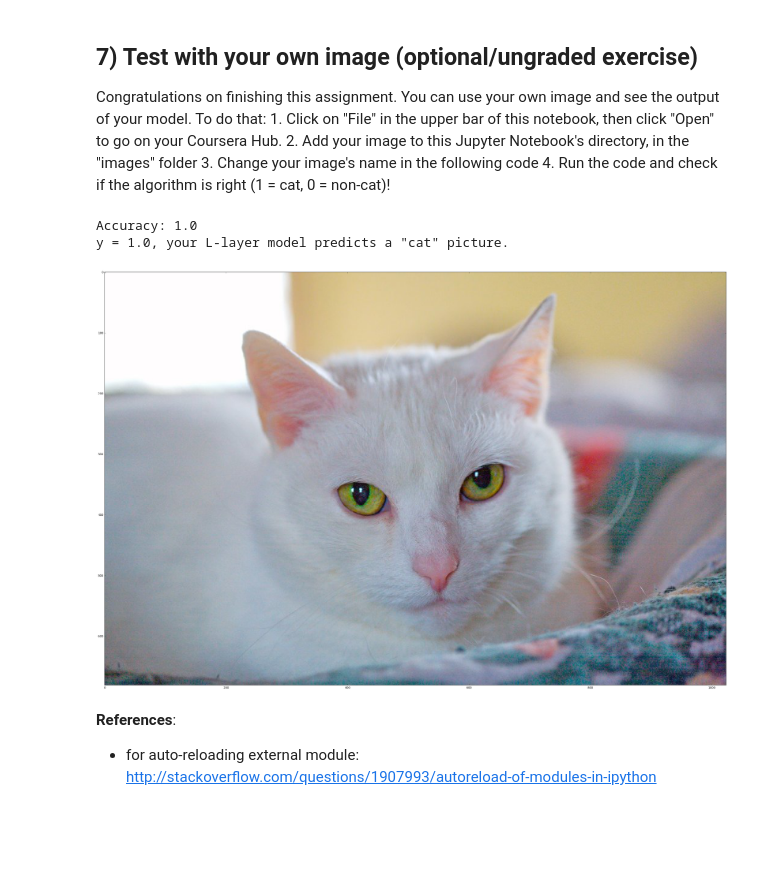
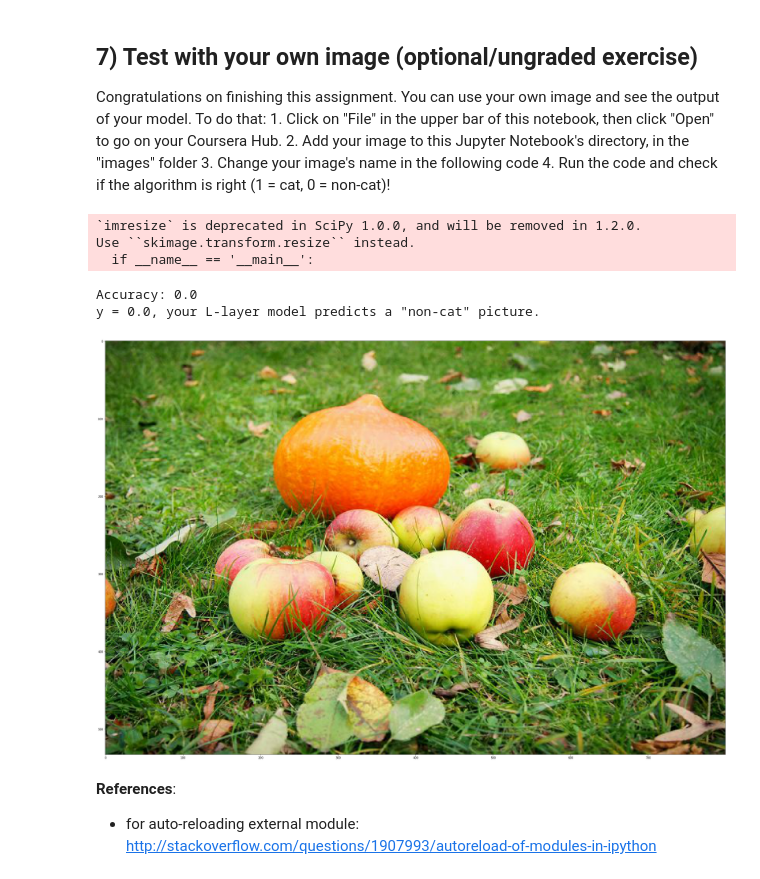
Before and after one commit to XiaoFengGe1/deeplearning_homework, a Jupyter notebook: 第一课第四周编程作业/assignment4/assignment4_2_答案.ipynb, the cells around one changed output. Saved outputs shown, nothing was run; the diff lists cells and outputs as text; code cells hidden in the pictures; blank space fills up the shorter version.

```diff
--- a/第一课第四周编程作业/assignment4/assignment4_2_答案.ipynb
+++ b/第一课第四周编程作业/assignment4/assignment4_2_答案.ipynb
@@ -209,9 +209,8 @@ def two_layer_model(X, Y, layers_dims, learning_rate = 0.0075, num_iterations =
 
     # Initialize parameters dictionary, by calling one of the functions you'd previously implemented
     ### START CODE HERE ### (≈ 1 line of code)
-    parameters = None
+    parameters = initialize_parameters(n_x, n_h, n_y)
     ### END CODE HERE ###
-
     # Get W1, b1, W2 and b2 from the dictionary parameters.
     W1 = parameters["W1"]
     b1 = parameters["b1"]
@@ -224,13 +223,13 @@ def two_layer_model(X, Y, layers_dims, learning_rate = 0.0075, num_iterations =
 
         # Forward propagation: LINEAR -> RELU -> LINEAR -> SIGMOID. Inputs: "X, W1, b1". Output: "A1, cache1, A2, cache2".
         ### START CODE HERE ### (≈ 2 lines of code)
-        A1, cache1 = None
-        A2, cache2 = None
+        A1, cache1 = linear_activation_forward(X, W1, b1, activation='relu')
+        A2, cache2 = linear_activation_forward(A1, W2, b2, activation='sigmoid')
         ### END CODE HERE ###
 
         # Compute cost
         ### START CODE HERE ### (≈ 1 line of code)
-        cost = None
+        cost = compute_cost(A2,Y)
         ### END CODE HERE ###
 
         # Initializing backward propagation
@@ -238,8 +237,8 @@ def two_layer_model(X, Y, layers_dims, learning_rate = 0.0075, num_iterations =
 
         # Backward propagation. Inputs: "dA2, cache2, cache1". Outputs: "dA1, dW2, db2; also dA0 (not used), dW1, db1".
         ### START CODE HERE ### (≈ 2 lines of code)
-        dA1, dW2, db2 = None
-        dA0, dW1, db1 = None
+        dA1, dW2, db2 = linear_activation_backward(dA2, cache2, activation='sigmoid')
+        dA0, dW1, db1 = linear_activation_backward(dA1, cache1, activation='relu')
         ### END CODE HERE ###
 
         # Set grads['dWl'] to dW1, grads['db1'] to db1, grads['dW2'] to dW2, grads['db2'] to db2
@@ -250,7 +249,7 @@ def two_layer_model(X, Y, layers_dims, learning_rate = 0.0075, num_iterations =
 
         # Update parameters.
         ### START CODE HERE ### (approx. 1 line of code)
-        parameters = None
+        parameters = update_parameters(parameters, grads, learning_rate)
         ### END CODE HERE ###
 
         # Retrieve W1, b1, W2, b2 from parameters
@@ -398,7 +418,7 @@ def L_layer_model(X, Y, layers_dims, learning_rate = 0.0075, num_iterations = 30
 
     # Parameters initialization.
     ### START CODE HERE ###
-    parameters = None
+    parameters = initialize_parameters_deep(layers_dims)
     ### END CODE HERE ###
 
     # Loop (gradient descent)
@@ -406,7 +426,7 @@ def L_layer_model(X, Y, layers_dims, learning_rate = 0.0075, num_iterations = 30
 
         # Forward propagation: [LINEAR -> RELU]*(L-1) -> LINEAR -> SIGMOID.
         ### START CODE HERE ### (≈ 1 line of code)
-        AL, caches = None
+        AL, caches = L_model_forward(X,parameters)
         ### END CODE HERE ###
 
         # Compute cost.
@@ -416,12 +436,12 @@ def L_layer_model(X, Y, layers_dims, learning_rate = 0.0075, num_iterations = 30
 
         # Backward propagation.
         ### START CODE HERE ### (≈ 1 line of code)
-        grads = None
+        grads = L_model_backward(AL, Y, caches)
         ### END CODE HERE ###
 
         # Update parameters.
         ### START CODE HERE ### (≈ 1 line of code)
-        parameters = None
+        parameters = update_parameters(parameters, grads, learning_rate)
         ### END CODE HERE ###
 
         # Print the cost every 100 training example
@@ -543,21 +563,27 @@ Congratulations on finishing this assignment. You can use your own image and see
     4. Run the code and check if the algorithm is right (1 = cat, 0 = non-cat)!
 # %%
 ## START CODE HERE ##
+import matplotlib as matplotlib
 my_image = "my_image.jpg" # change this to the name of your image file
+# my_image = "my_image2.jpg"
+#  第一张用来测试的my_image.jpg就失败了。哈哈
 my_label_y = [1] # the true class of your image (1 -> cat, 0 -> non-cat)
 ## END CODE HERE ##
 
 fname = "images/" + my_image
-image = np.array(ndimage.imread(fname, flatten=False))
+image = np.array(matplotlib.pyplot.imread(fname))
 my_image = scipy.misc.imresize(image, size=(num_px,num_px)).reshape((num_px*num_px*3,1))
 my_predicted_image = predict(my_image, my_label_y, parameters)
 
 plt.imshow(image)
 print ("y = " + str(np.squeeze(my_predicted_image)) + ", your L-layer model predicts a \"" + classes[int(np.squeeze(my_predicted_image)),].decode("utf-8") +  "\" picture.")
 # %% [output]
-Accuracy: 1.0
-y = 1.0, your L-layer model predicts a "cat" picture.
+`imresize` is deprecated in SciPy 1.0.0, and will be removed in 1.2.0.
+Use ``skimage.transform.resize`` instead.
+  if __name__ == '__main__':
+Accuracy: 0.0
+y = 0.0, your L-layer model predicts a "non-cat" picture.
-[figure, old version]
+[figure, new version]
 # %% [markdown]
 **References**:
 
```
Also changed, not shown: parts of 2 cells of this notebook, 5 other files.
